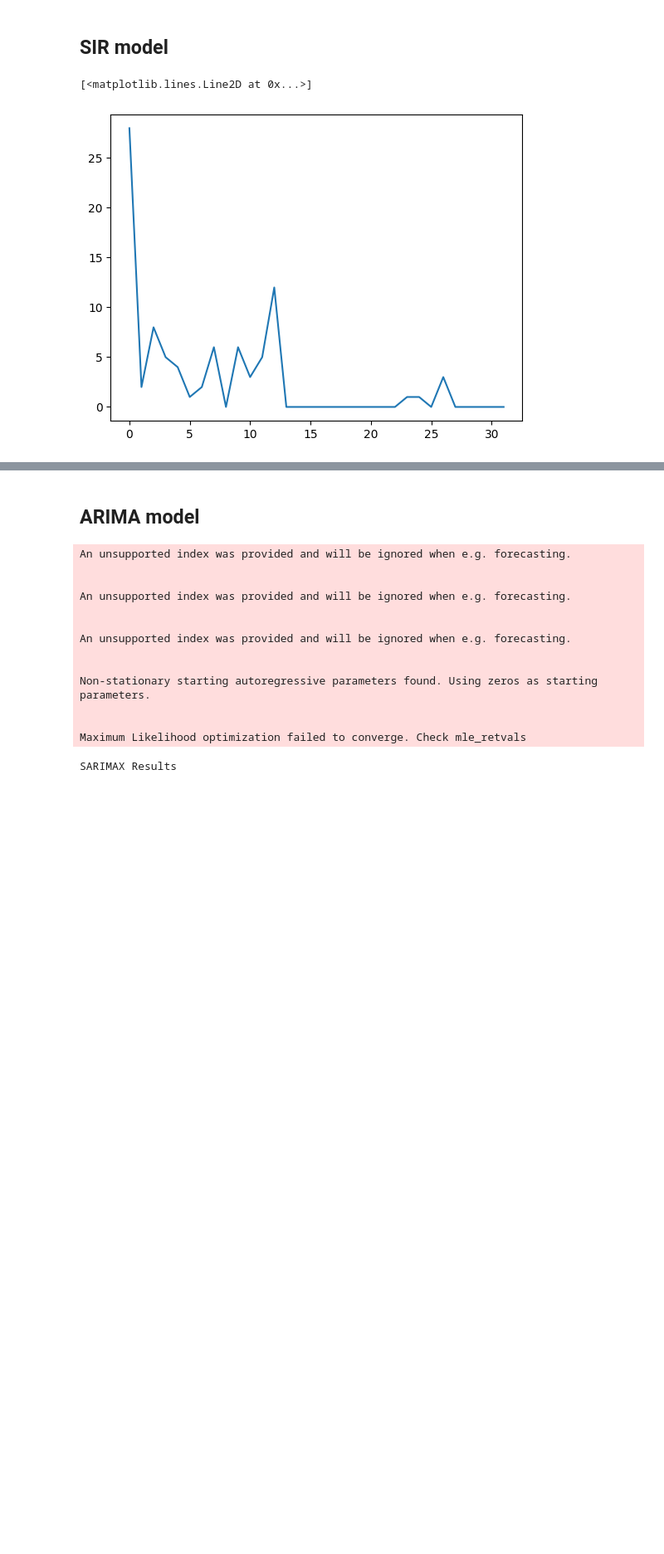
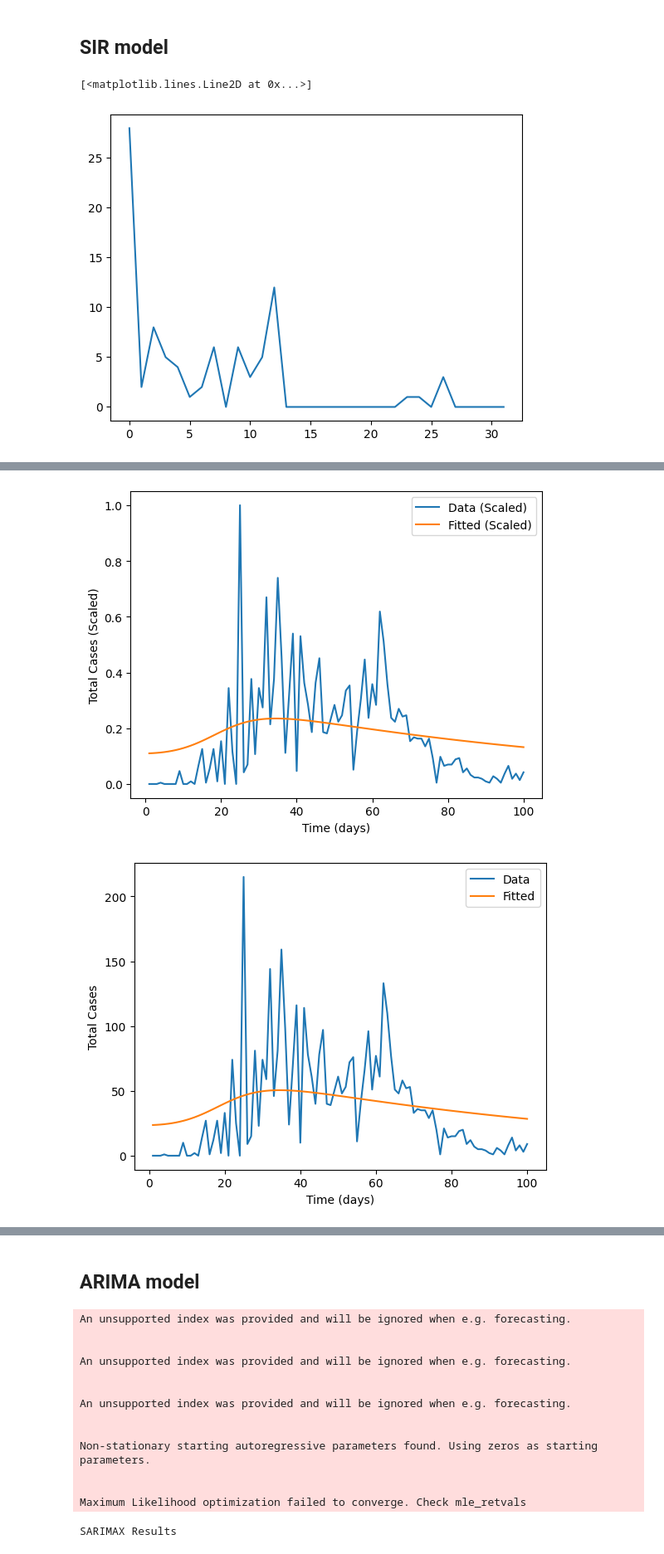
Before and after one commit to NguyenDucAnforwork/applied_statistics_prj, a Jupyter notebook: model/model.ipynb, the cells around one changed output, grey strips where cells are left out. Shown at 83% size. Drawn from its saved outputs; the diff is of its cells as text; code cells hidden in the pictures; blank space fills up the shorter version.

```diff
--- a/model/model.ipynb
+++ b/model/model.ipynb
@@ -158,6 +182,8 @@ df['lag_3'] = df['daily_cases'].shift(3)
 df['rolling_window'] = df['daily_cases'].rolling(window=14).mean()
 # %%
 df['expanding_mean'] = df['daily_cases'].expanding(3).mean()
+# %%
+df = df.dropna()
 # %%
 #@title data preparation, sequence_length = 7, only normalize the training set
 feature_columns = df.columns.difference(['Date'])
@@ -1143,17 +1207,25 @@ plt.plot(np.arange(len(df2)), df2['daily_cases'].values)
 [<matplotlib.lines.Line2D at 0x...>]
 [figure]
 # %%
-y_total = df2["daily_cases"].values
-x_total = np.arange(1, len(y_total) + 1)  # Correct number of elements
+import numpy as np
+import pandas as pd
+from scipy.integrate import odeint
+from scipy.optimize import minimize
+from sklearn.preprocessing import MinMaxScaler
+import matplotlib.pyplot as plt
 
-# Initial number of people in each compartment
-N = 1000000  # Total population
-p = 0.8  # Vaccination coverage
-initial_state_values = [(1 - p) * N,  # Susceptible (unvaccinated)
-                        1,            # Infected
-                        0,            # Recovered
-                        p * N,        # Vaccinated
-                        0]            # Infected (vaccinated)
+# Assuming df is your DataFrame with a 'daily_cases' column
+# df = pd.read_csv("your_data.csv")  # Uncomment and load your data accordingly
+
+# Prepare data
+y_total = df["daily_cases"].iloc[425:525].values.reshape(-1, 1)
+x_total = np.arange(1, len(y_total) + 1)
+print(y_total.shape, x_total.shape)
+
+# Scale data
+scaler = MinMaxScaler()
+scaler.fit(y_total)
+y_scaled = scaler.transform(y_total).flatten()  # Ensure y_scaled is 1D
 
 # Model function
 def vaccine_model(state, t, beta, gamma, c_s, c_i):
@@ -1170,6 +1242,15 @@ def vaccine_model(state, t, beta, gamma, c_s, c_i):
 def integrate_model(state, t, beta, gamma, c_s, c_i):
     return odeint(vaccine_model, state, t, args=(beta, gamma, c_s, c_i))
 
+# Initial number of people in each compartment
+N = 1  # Total population
+p = 0.6  # Vaccination coverage
+initial_state_values = [0.2,  # Susceptible (unvaccinated)
+                        1/100,       # Infected
+                        0.2,            # Recovered
+                        0.1,        # Vaccinated
+                        0.1]            # Infected (vaccinated)
+
 # Function to calculate the mean squared error (MSE)
 def mse(params, y_data):
     t = x_total
@@ -1179,13 +1260,16 @@ def mse(params, y_data):
     return np.mean(squared_errors)  # Calculate mean squared error
 
 # Define bounds for parameters
-bounds = [(0.01, 10),  # beta
-          (0.1, 1.0), # gamma
-          (0.1, 1.0), # c_s
-          (0.1, 1.0)] # c_i
+bounds = [(0.001, 100),  # beta
+          (0.00000001, 100),  # gamma
+          (0.00000001, 0.9),  # c_s
+          (0.00000001, 0.9)]  # c_i
 
-# Optimize using differential evolution
-result = differential_evolution(mse, bounds, args=(y_total,), popsize=15, mutation=0.9, recombination=0.7, seed=123)
+# Initial guesses for parameters
+initial_guess = [0.001, 0.001, 0.001, 0.001]
+
+# Optimize using L-BFGS-B
+result = minimize(mse, initial_guess, args=(y_scaled,), method='L-BFGS-B', bounds=bounds)
 
 # Extract fitted parameters
 beta_fit, gamma_fit, c_s_fit, c_i_fit = result.x
@@ -1193,11 +1277,27 @@ beta_fit, gamma_fit, c_s_fit, c_i_fit = result.x
 # Solve the model with the fitted parameters
 fitted_solution = integrate_model(initial_state_values, x_total, beta_fit, gamma_fit, c_s_fit, c_i_fit)
 
+# Optionally, you can rescale the fitted values back to the original scale
+fitted_infected_rescaled = scaler.inverse_transform((fitted_solution[:, 1] + fitted_solution[:, 4]).reshape(-1, 1)).flatten()
+
 # Plot the results
-
-
 print("Estimated beta:", beta_fit)
 print("Estimated gamma:", gamma_fit)
 print("Estimated c_s:", c_s_fit)
 print("Estimated c_i:", c_i_fit)
+
+plt.plot(x_total, y_scaled, label="Data (Scaled)")
+plt.plot(x_total, fitted_solution[:, 1] + fitted_solution[:, 4], '-', label="Fitted (Scaled)")
+plt.xlabel("Time (days)")
+plt.ylabel("Total Cases (Scaled)")
+plt.legend()
+plt.show()
+
+# If you want to plot the rescaled fitted data
+plt.plot(x_total, y_total.flatten(), label="Data")
+plt.plot(x_total, fitted_infected_rescaled, '-', label="Fitted")
+plt.xlabel("Time (days)")
+plt.ylabel("Total Cases")
+plt.legend()
+plt.show()
 # %% [output]
@@ -1207,0 +1309,2 @@ Estimated c_i: 0.1
+[figure, added]
+[figure, added]
```
Also changed, not shown: parts of 28 cells of this notebook, 33 other files.
